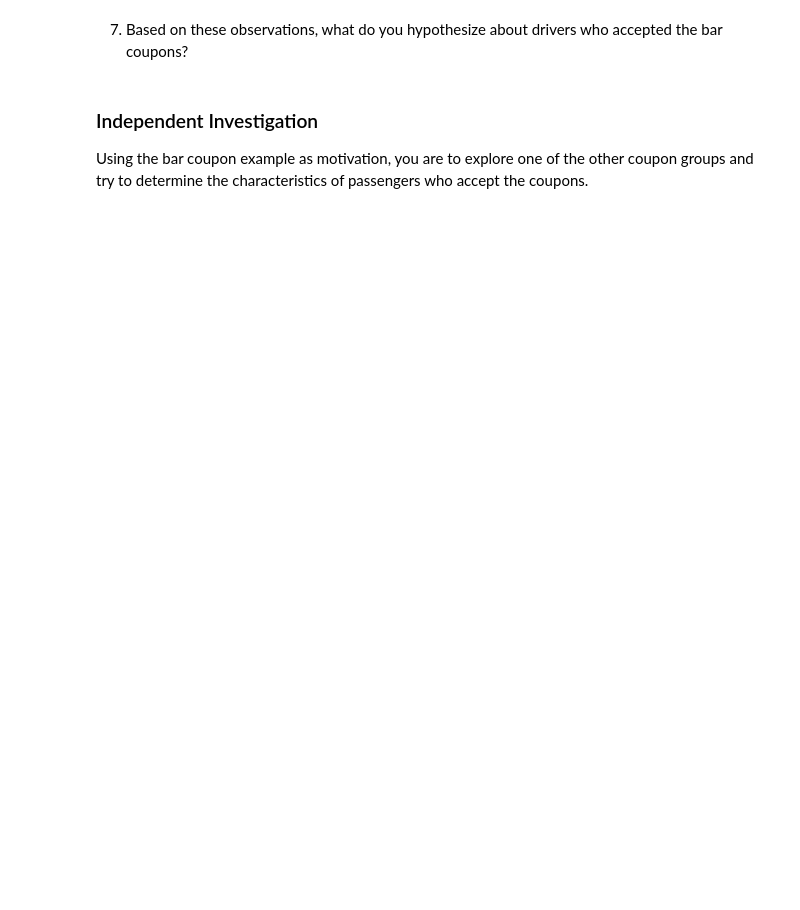
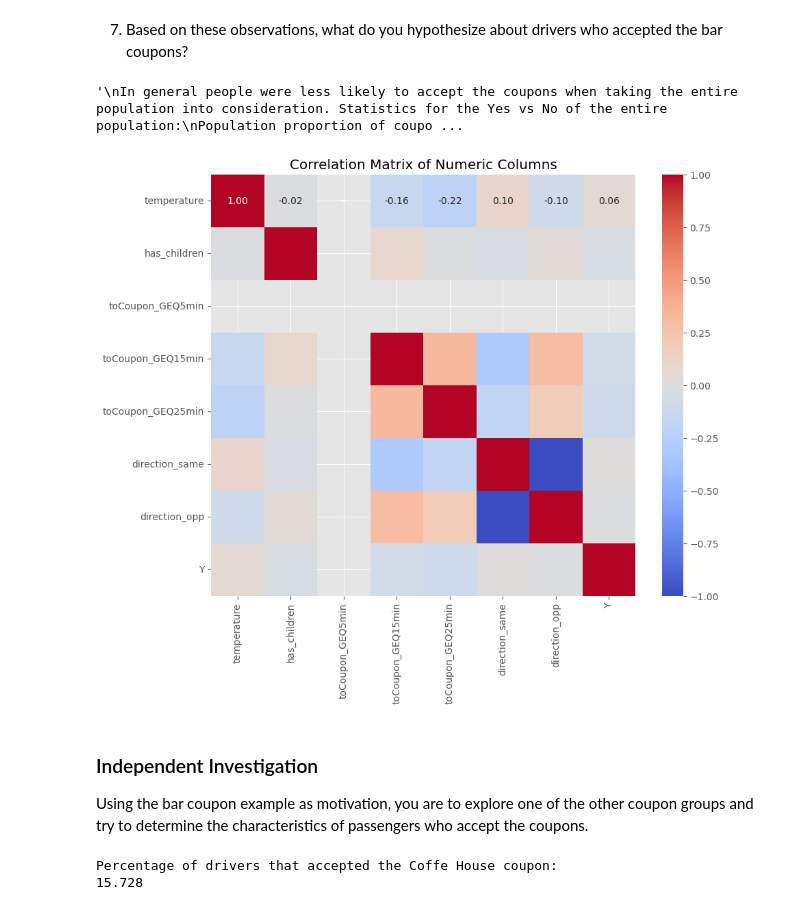
Before and after one commit to jubacochran/module_5, a Jupyter notebook: coupons.ipynb, the cells around one changed output. Drawn from its saved outputs; the diff is of its cells as text; code cells hidden in the pictures; blank space fills up the shorter version.

```diff
--- a/coupons.ipynb
+++ b/coupons.ipynb
@@ -474,6 +430,69 @@ Acceptance Rate for Set 3 (Cheap Restaurants, 4 times, Income ~$50K): 0.84
 # %% [markdown]
 7.  Based on these observations, what do you hypothesize about drivers who accepted the bar coupons?
+# %%
+'''
+In general people were less likely to accept the coupons when taking the entire population into consideration. Statistics for the Yes vs No of the entire population:
+Population proportion of coupon acceptance:
+Stats:
+
+Y
+0    58.998513
+1    41.001487
+Based on what I've calculated from the dataset it appears younger drivers who were not widowed were more likely to accept bar coupons and especially trended going to cheaper restaruants.(we can observe this in the "Acceptance Rate for Set 1-3 as mentioned previously")
+Stats:
+
+Acceptance Rate for Set 1 (No kids and not Widowed): 0.71
+Acceptance Rate for Set 2 (Under Age 30): 0.73
+Acceptance Rate for Set 3 (Cheap Restaurants, 4 times a month, Income ~$50K): 0.84
+
+As a matter of fact younger drivers accepted the bar coupons more than older age groups:
+Acceptance Rate for drivers over 25 who go to the bar frequently and accepted the coupon: 14.5%
+Acceptance Rate for all other bar visitors: 17%
+
+
+Drivers who went to the bar less ofen are more likely to accept the coupons: (found this surprsing here. I thought those who went to the bar more often accepted the coupon)
+Stats:
+
+Acceptance Rate for 3 or fewer times to the Bar: 0.25
+Acceptance Rate for 4 or more times to the Bar: 0.08
+
+'''
+# %% [output]
+'\nIn general people were less likely to accept the coupons when taking the entire population into consideration. Statistics for the Yes vs No of the entire population:\nPopulation proportion of coupo ...
+# %%
+# I wanted to see if there was a correlation between any of the raw int data so I created a correlation matrix and a heatmap to visualize. Over all these variables seem to have low correlation with each other and in other cases a negative correlation. Like in the instance of,
+#temperature to any of the distance variables and including the drivers decision to go to the bar.
+
+int_columns = ['temperature', 'has_children', 'toCoupon_GEQ5min', 'toCoupon_GEQ15min',
+                   'toCoupon_GEQ25min', 'direction_same', 'direction_opp', 'Y']
+
+# Calculate the correlation matrix
+correlation_matrix = data[int_columns].corr()
+
+# Create a heatmap
+plt.figure(figsize=(10, 8))
+sns.heatmap(correlation_matrix, annot=True, cmap='coolwarm', fmt=".2f")
+plt.title('Correlation Matrix of Numeric Columns')
+plt.show()
+# %% [output]
+[figure, added]
 # %% [markdown]
 ### Independent Investigation
 
 Using the bar coupon example as motivation, you are to explore one of the other coupon groups and try to determine the characteristics of passengers who accept the coupons.
+# %%
+#What percentage of drivers accepted the coffee house coupon?
+
+#Creating coffee house dataframe
+coffee_house_coupons = data[data['coupon']=='Coffee House']
+#Filtering the "Y" column for yes responses and getting the matrix shape
+coffee_house_criteria = coffee_house_coupons.query("Y == 1").shape[0]
+
+# Calculate the percentage acceptance = criteria/total numb of outcomes
+coffee_house_percentage = (coffee_house_criteria/data['Y'].shape[0]) * 100
+
+
+print(f"Percentage of drivers that accepted the Coffe House coupon: \n{coffee_house_percentage:.3f}")
+# %% [output]
+Percentage of drivers that accepted the Coffe House coupon:
+15.728
```
Also changed, not shown: parts of 17 cells of this notebook, 12 other files.
